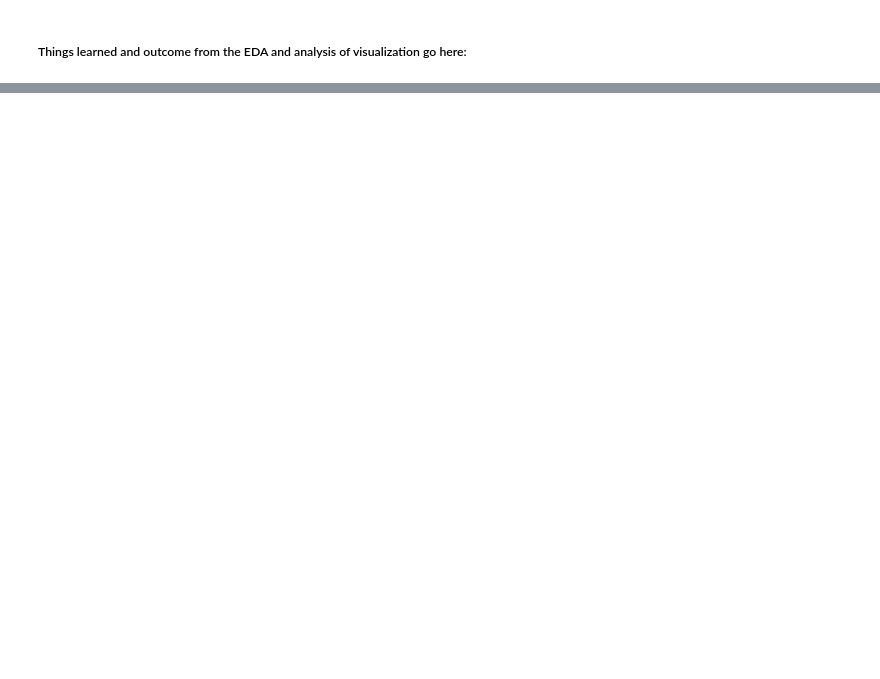
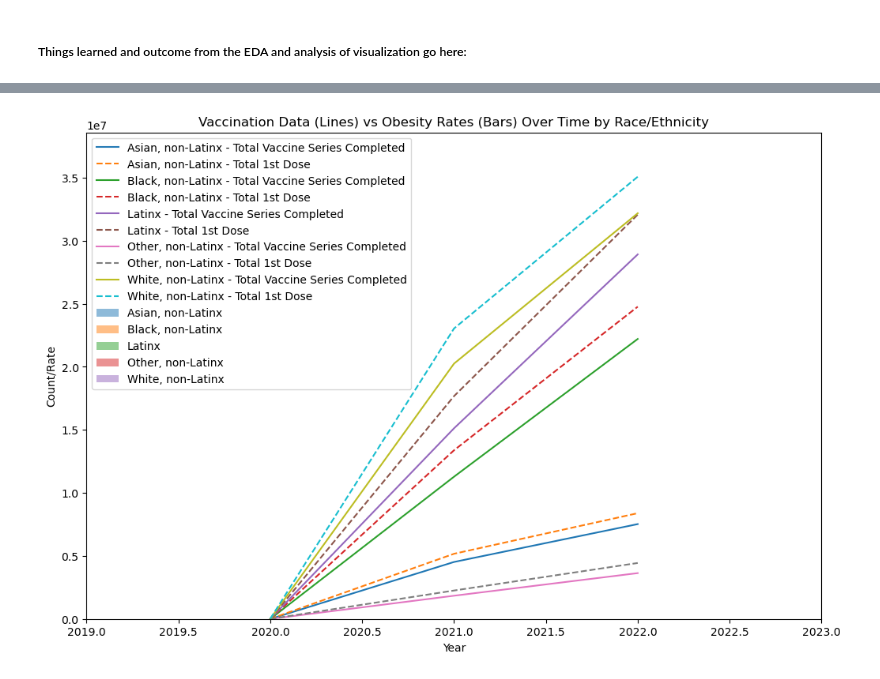
Before and after one commit to DaniyalSKKR/Covid19-Vaccinations-Obesity-Across-Ethnic-Groups, a Jupyter notebook: src/finalProject.ipynb, the cells around one changed output, grey strips where cells are left out. Drawn from its saved outputs; the diff is of its cells as text; code cells hidden in the pictures; blank space fills up the shorter version.

```diff
--- a/src/finalProject.ipynb
+++ b/src/finalProject.ipynb
@@ -79,0 +223,45 @@ EDA code will go in this block
+# %%
+vaccine_df = grouped_df
+obesity_df = df2_fs
+
+# Convert the "Year" column in vaccine_df to datetime and extract the year
+vaccine_df['Year'] = pd.to_datetime(vaccine_df['Year'], format='%Y').dt.year
+
+# Select only relevant columns from the vaccination dataset, excluding 'Unknown' and 'All'
+vaccine_selected = vaccine_df[(vaccine_df['Race/Ethnicity'] != 'Unknown') & (vaccine_df['Race/Ethnicity'] != 'All')][['Year', 'Race/Ethnicity', 'Total Vaccine Series Completed', 'Total 1st Dose']]
+
+# Group vaccination data by year and race/ethnicity and calculate the mean
+vaccine_grouped = vaccine_selected.groupby(['Year', 'Race/Ethnicity']).mean().reset_index()
+
+# Extract the year from the "YearStart" column in the obesity dataset
+obesity_df['Year'] = pd.to_datetime(obesity_df['YearStart']).dt.year
+
+obesity_selected = obesity_df[['Year', 'Race/Ethnicity', 'Sample_Size']]
+obesity_grouped = obesity_selected.groupby(['Year', 'Race/Ethnicity']).mean().reset_index()
+
+# Plot vaccination data as lines over time
+plt.figure(figsize=(12, 8))
+for race, data in vaccine_grouped.groupby('Race/Ethnicity'):
+    plt.plot(data['Year'], data['Total Vaccine Series Completed'], label=f'{race} - Total Vaccine Series Completed', linestyle='-')
+    plt.plot(data['Year'], data['Total 1st Dose'], label=f'{race} - Total 1st Dose', linestyle='--')
+
+
+for race, data in obesity_grouped.groupby('Race/Ethnicity'):
+    plt.bar(data['Year'], data['Sample_Size'], label=race, alpha=0.5)  # Adjust alpha for transparency
+
+
+plt.xlim(2019, 2023)
+
+
+plt.ylim(0, max(vaccine_grouped[['Total Vaccine Series Completed', 'Total 1st Dose']].max().max(), obesity_grouped['Sample_Size'].max()) * 1.1)
+
+
+plt.legend()
+plt.xlabel('Year')
+plt.ylabel('Count/Rate')
+plt.title('Vaccination Data (Lines) vs Obesity Rates (Bars) Over Time by Race/Ethnicity')
+
+# Show plot
+plt.show()
+# %% [output]
+[figure, added]
```
Also changed, not shown: parts of 6 cells of this notebook, 4 other files.
